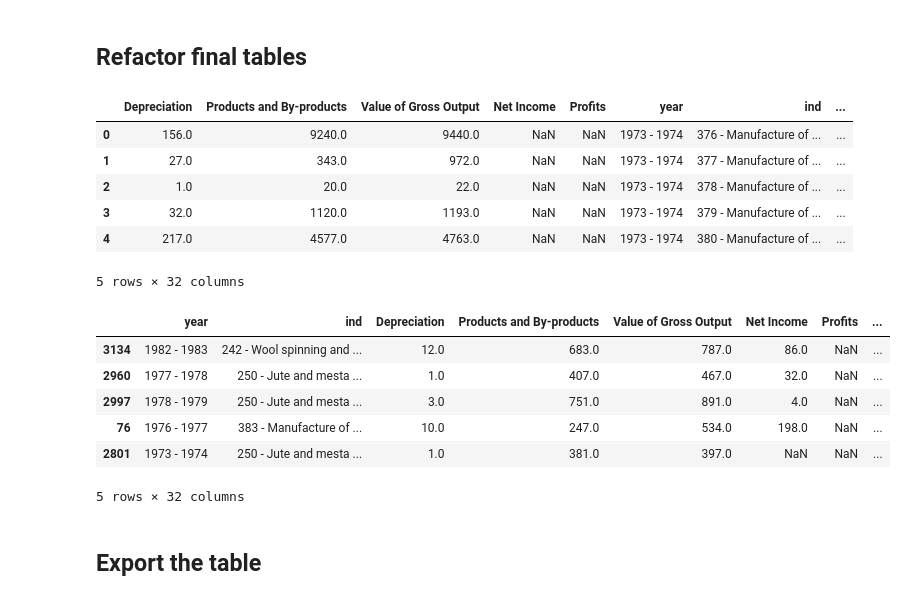
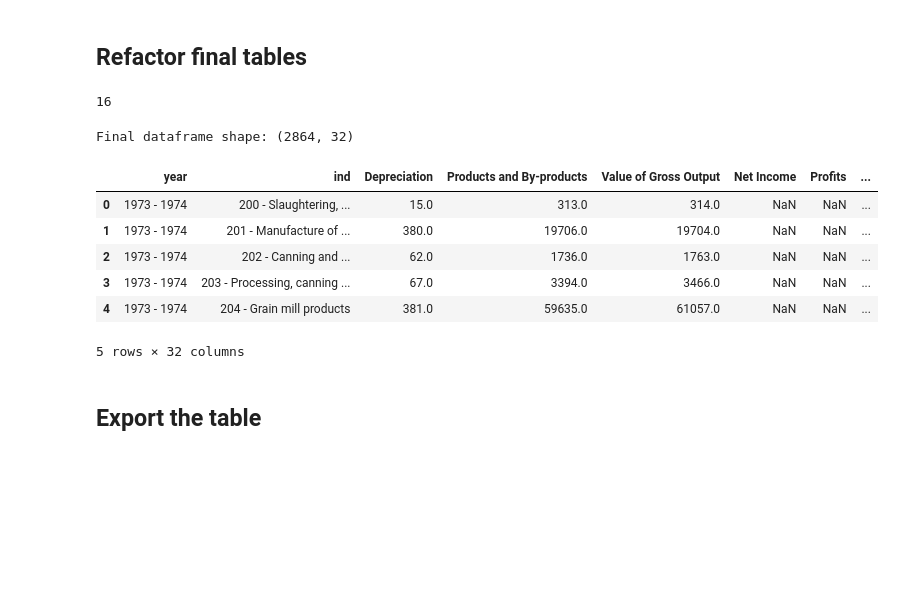
Before and after one commit to kavyajeetbora/ETL_wages, a Jupyter notebook: Annual_Survey_of_Industries - Nation Level.ipynb, the cells around one changed output. Drawn from its saved outputs; the diff is of its cells as text; code cells hidden in the pictures; blank space fills up the shorter version.

```diff
--- a/Annual_Survey_of_Industries - Nation Level.ipynb
+++ b/Annual_Survey_of_Industries - Nation Level.ipynb
@@ -92,7 +92,7 @@ file_type = ['depreciation', 'factories', 'fuels', 'investedK', 'mandays', 'nva_
 ## file_type = ['group_1',...........]
 
 ## Scan all xls files in the current directory
-xl_files = glob('*.xls')
+xl_files = sorted(glob('*.xls'))
 
 sheets = {}
 
@@ -117,6 +121,9 @@ def extract_tables(files):
 
             ## Reformat the table
             reformatted_table = reformat_table(df, html_root)
+            duplicated_num = reformatted_table.duplicated(subset=['year','ind']).sum()
+            if duplicated_num>0:
+                print(xl_file)
             clean_tables.append(reformatted_table)
 
         except Exception as e:
@@ -155,5 +147,11 @@ sheet_tables['depreciation']
 # %% [markdown]
 ## Refactor final tables
+# %%
+variable = list(sheet_tables.keys())[0]
+dfx = sheet_tables[variable]
+dfx.duplicated(subset=['year', 'ind']).sum()
+# %% [output]
+16
 # %%
 df_final = sheet_tables[list(sheet_tables.keys())[0]]
 for k,v in sheet_tables.items():
@@ -162,31 +160,27 @@ for k,v in sheet_tables.items():
             left=df_final,
             right=v,
             on=['year', 'ind'],
-            how='left'
+            how='inner'
         )
+
+df_final = df_final.drop_duplicates()
-# %% [output]
-|  | Depreciation | Products and By-products | Value of Gross Output | Net Income | Profits | year | ind | ... |
-| 0 | 156.0 | 9240.0 | 9440.0 | NaN | NaN | 1973 - 1974 | 376 - Manufacture of ... | ... |
-| 1 | 27.0 | 343.0 | 972.0 | NaN | NaN | 1973 - 1974 | 377 - Manufacture of ... | ... |
-| 2 | 1.0 | 20.0 | 22.0 | NaN | NaN | 1973 - 1974 | 378 - Manufacture of ... | ... |
-| 3 | 32.0 | 1120.0 | 1193.0 | NaN | NaN | 1973 - 1974 | 379 - Manufacture of ... | ... |
-| 4 | 217.0 | 4577.0 | 4763.0 | NaN | NaN | 1973 - 1974 | 380 - Manufacture of ... | ... |
-5 rows × 32 columns
 # %%
 index_columns = ['year', 'ind']
 variable_columns = [c for c in df_final.columns if c not in index_columns]
 index_columns.extend(variable_columns)
 df_final = df_final[index_columns]
+df_final = df_final.sort_values(by=index_columns)
+print("Final dataframe shape:", df_final.shape)
+df_final.head(5)
+# %% [output]
+Final dataframe shape: (2864, 32)
+|  | year | ind | Depreciation | Products and By-products | Value of Gross Output | Net Income | Profits | ... |
+| 0 | 1973 - 1974 | 200 - Slaughtering, ... | 15.0 | 313.0 | 314.0 | NaN | NaN | ... |
+| 1 | 1973 - 1974 | 201 - Manufacture of ... | 380.0 | 19706.0 | 19704.0 | NaN | NaN | ... |
+| 2 | 1973 - 1974 | 202 - Canning and ... | 62.0 | 1736.0 | 1763.0 | NaN | NaN | ... |
+| 3 | 1973 - 1974 | 203 - Processing, canning ... | 67.0 | 3394.0 | 3466.0 | NaN | NaN | ... |
+| 4 | 1973 - 1974 | 204 - Grain mill products | 381.0 | 59635.0 | 61057.0 | NaN | NaN | ... |
+5 rows × 32 columns
-# %%
-df_final.sample(5)
-# %% [output]
-|  | year | ind | Depreciation | Products and By-products | Value of Gross Output | Net Income | Profits | ... |
-| 3134 | 1982 - 1983 | 242 - Wool spinning and ... | 12.0 | 683.0 | 787.0 | 86.0 | NaN | ... |
-| 2960 | 1977 - 1978 | 250 - Jute and mesta ... | 1.0 | 407.0 | 467.0 | 32.0 | NaN | ... |
-| 2997 | 1978 - 1979 | 250 - Jute and mesta ... | 3.0 | 751.0 | 891.0 | 4.0 | NaN | ... |
-| 76 | 1976 - 1977 | 383 - Manufacture of ... | 10.0 | 247.0 | 534.0 | 198.0 | NaN | ... |
-| 2801 | 1973 - 1974 | 250 - Jute and mesta ... | 1.0 | 381.0 | 397.0 | NaN | NaN | ... |
-5 rows × 32 columns
 # %% [markdown]
 ## Export the table
 # %%
```
Also changed, not shown: parts of 5 cells of this notebook.
